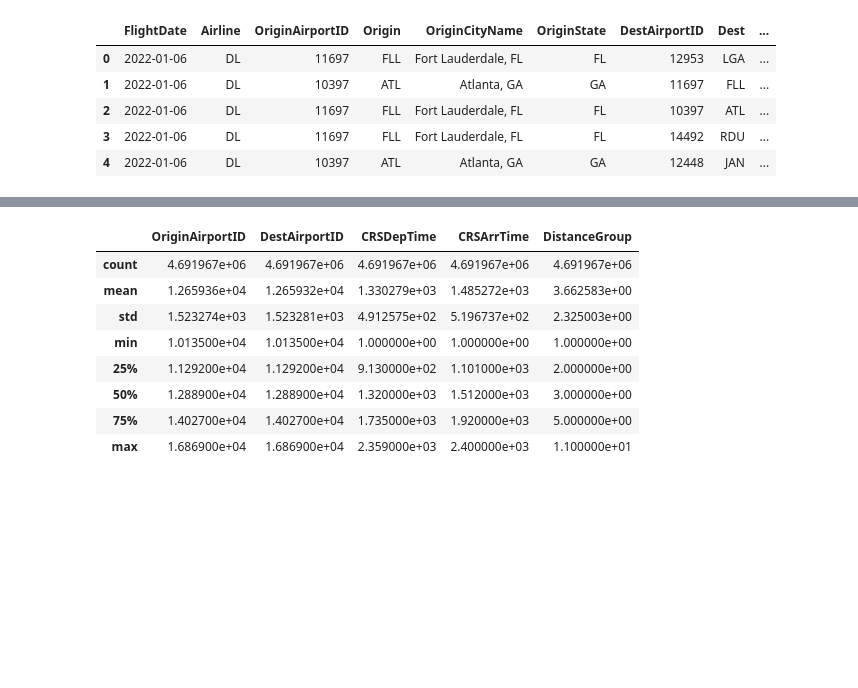
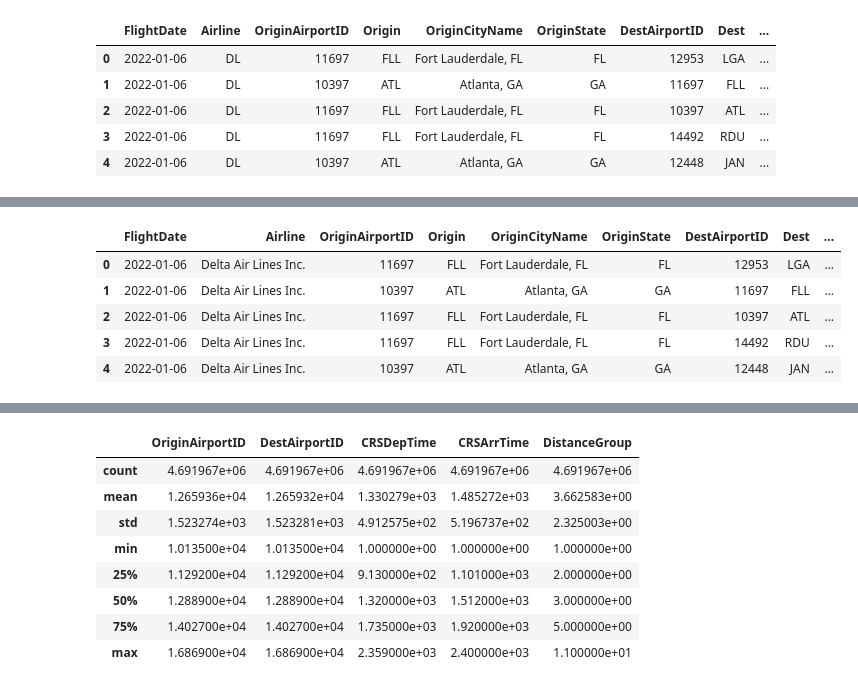
Before and after one commit to georgetown-analytics/team-3, a Jupyter notebook: flight_model/notebooks/EDA/eda1_flight_data.ipynb, the cells around one changed output, grey strips where cells are left out. Saved outputs shown, nothing was run; the diff lists cells and outputs as text; code cells hidden in the pictures; blank space fills up the shorter version.

Commit message:
clean up

```diff
--- a/flight_model/notebooks/EDA/eda1_flight_data.ipynb
+++ b/flight_model/notebooks/EDA/eda1_flight_data.ipynb
@@ -36,0 +32,11 @@ df_flights_012022_082022.shape
+# %%
+##### More data cleaning ####
+# renaming columns
+df_flights_2022= df_flights_2022.rename(columns={'Operating_Airline ' : 'Airline'})
+## Format column data from [0,1] -> boolean
+df_flights_2022["Cancelled"] = df_flights_2022["Cancelled"].astype("bool")
+df_flights_2022["Diverted"] = df_flights_2022["Diverted"].astype("bool")
+## Converting dataTypes
+df_flights_2022["FlightDate"] = pd.to_datetime(df_flights_2022["FlightDate"])
+
+df_flights_2022.shape
@@ -181,8 +189,8 @@ SELECTED_COLUMNS = [
     # 'Unnamed: 119'
 ]
 # %%
-df_flights_012022_082022 = df_flights_012022_082022[SELECTED_COLUMNS].copy()
-df_flights_012022_082022.shape
+df_flights_2022 = df_flights_2022[SELECTED_COLUMNS].copy()
+df_flights_2022.shape
 # %% [output]
 (4691967, 46)
 # %%
@@ -286,0 +310,3 @@ df_flights_012022_082022.head()
+# %%
+airlines = pd.read_csv("../../data/databases/flight_attributes/airlines.csv.zip", low_memory=False)
+airlines.query("Code == '9E'")
@@ -286,0 +359,3 @@ df_flights_012022_082022.head()
+# %%
+df_flights_2022["Airline"] = df_flights_2022["Airline"].map(airline_mapper)
+df_flights_2022["Airline"].value_counts()
@@ -286,0 +400,9 @@ df_flights_012022_082022.head()
+# %%
+df_flights_2022.head()
+# %% [output]
+|  | FlightDate | Airline | OriginAirportID | Origin | OriginCityName | OriginState | DestAirportID | Dest | ... |
+| 0 | 2022-01-06 | Delta Air Lines Inc. | 11697 | FLL | Fort Lauderdale, FL | FL | 12953 | LGA | ... |
+| 1 | 2022-01-06 | Delta Air Lines Inc. | 10397 | ATL | Atlanta, GA | GA | 11697 | FLL | ... |
+| 2 | 2022-01-06 | Delta Air Lines Inc. | 11697 | FLL | Fort Lauderdale, FL | FL | 10397 | ATL | ... |
+| 3 | 2022-01-06 | Delta Air Lines Inc. | 11697 | FLL | Fort Lauderdale, FL | FL | 14492 | RDU | ... |
+| 4 | 2022-01-06 | Delta Air Lines Inc. | 10397 | ATL | Atlanta, GA | GA | 12448 | JAN | ... |
```
Also changed, not shown: parts of 59 cells of this notebook, 4 other files.
